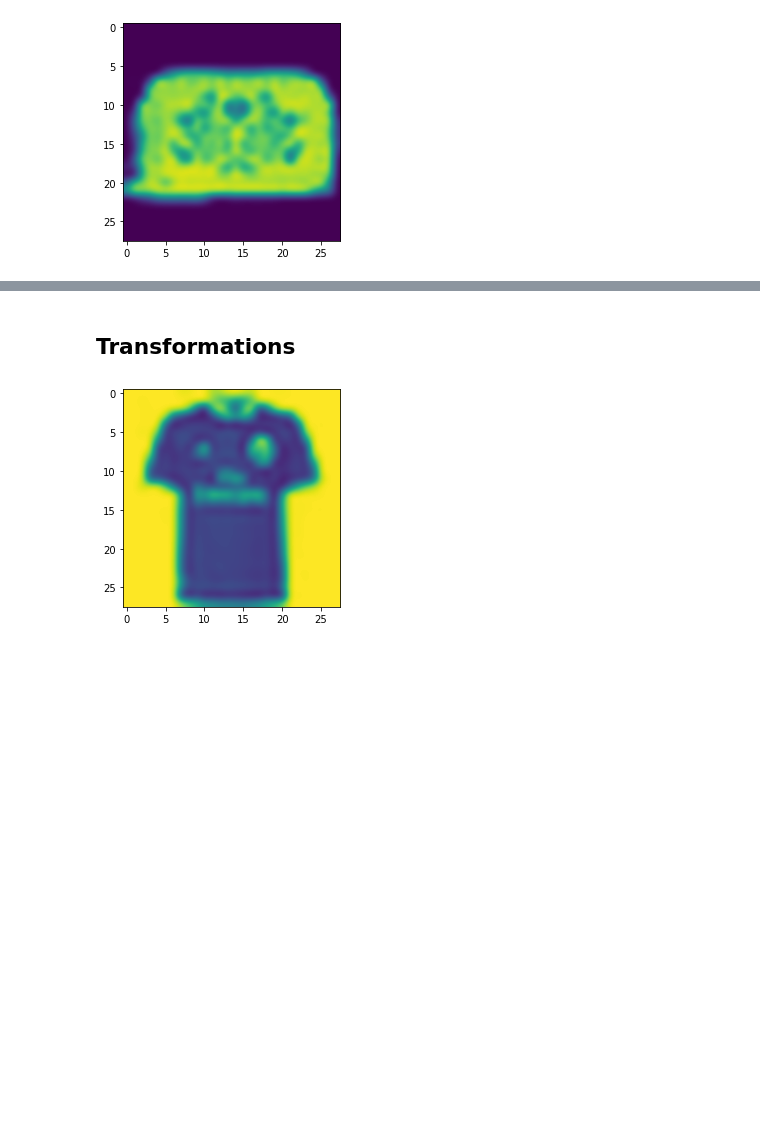
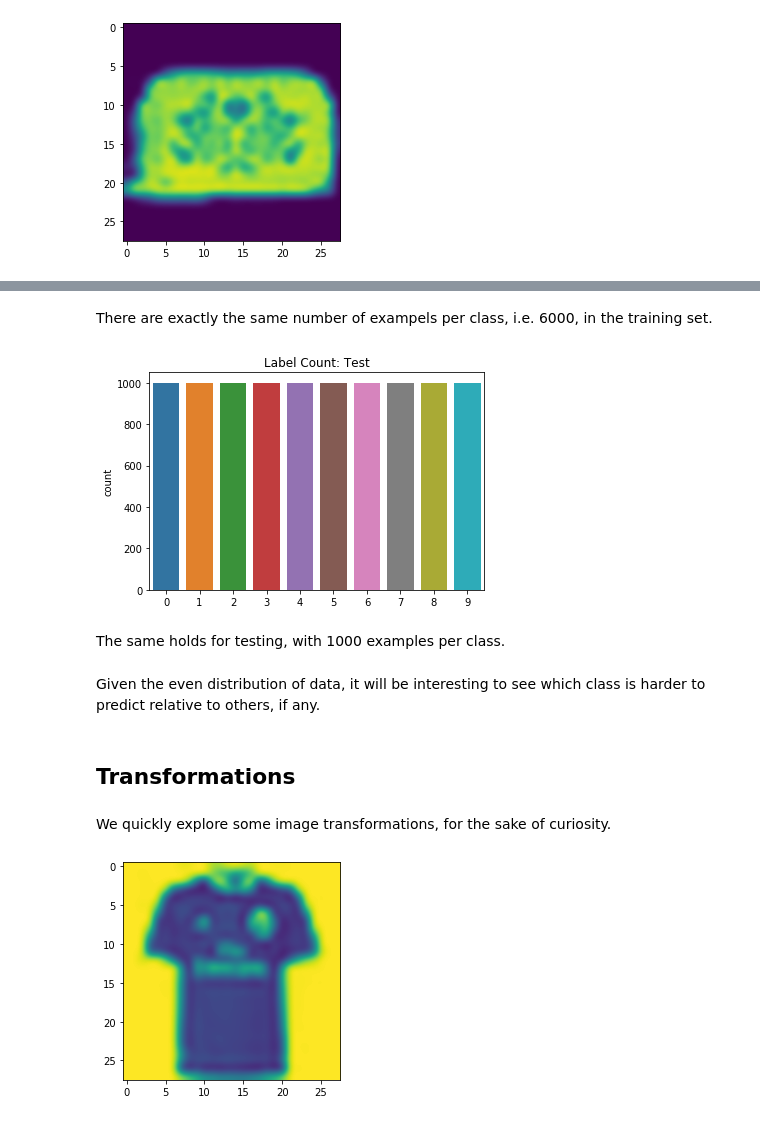
Before and after one commit to guidj/fashion-mnist, a Jupyter notebook: notebooks/x00-explore-fmnist.ipynb, the cells around one changed output, grey strips where cells are left out. Cells and saved outputs as stored; diff of their text form; code cells hidden in the pictures; blank space fills up the shorter version.

```diff
--- a/notebooks/x00-explore-fmnist.ipynb
+++ b/notebooks/x00-explore-fmnist.ipynb
@@ -48,5 +54,18 @@ plt.imshow(X_test[6].reshape(-1, 28), interpolation='bicubic')
+# %% [markdown]
+There are exactly the same number of exampels per class, i.e. 6000, in the training set.
+# %%
+ax = sns.countplot(np.argmax(y_test, axis=1))
+_ = ax.set_title('Label Count: Test')
+# %% [output]
+[figure, added]
+# %% [markdown]
+The same holds for testing, with 1000 examples per class.
+# %% [markdown]
+Given the even distribution of data, it will be interesting to see which class is harder to predict relative to others, if any.
 # %% [markdown]
 ## Transformations
+# %% [markdown]
+We quickly explore some image transformations, for the sake of curiosity.
 # %%
 def show(img):
     plt.imshow(img, interpolation='bicubic')
```
Also changed, not shown: parts of 3 cells of this notebook.
